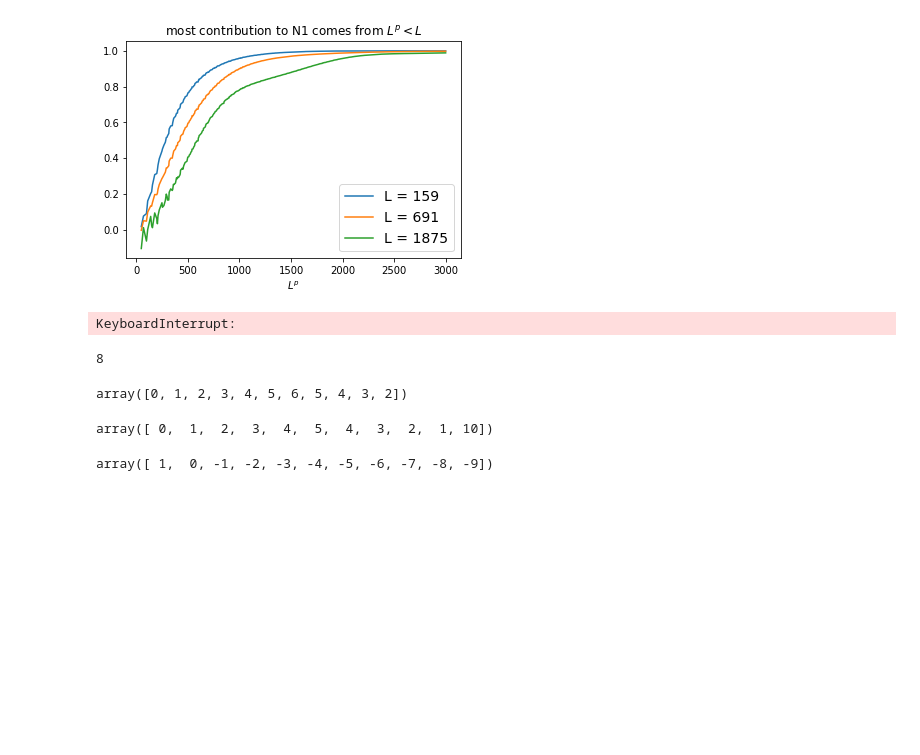
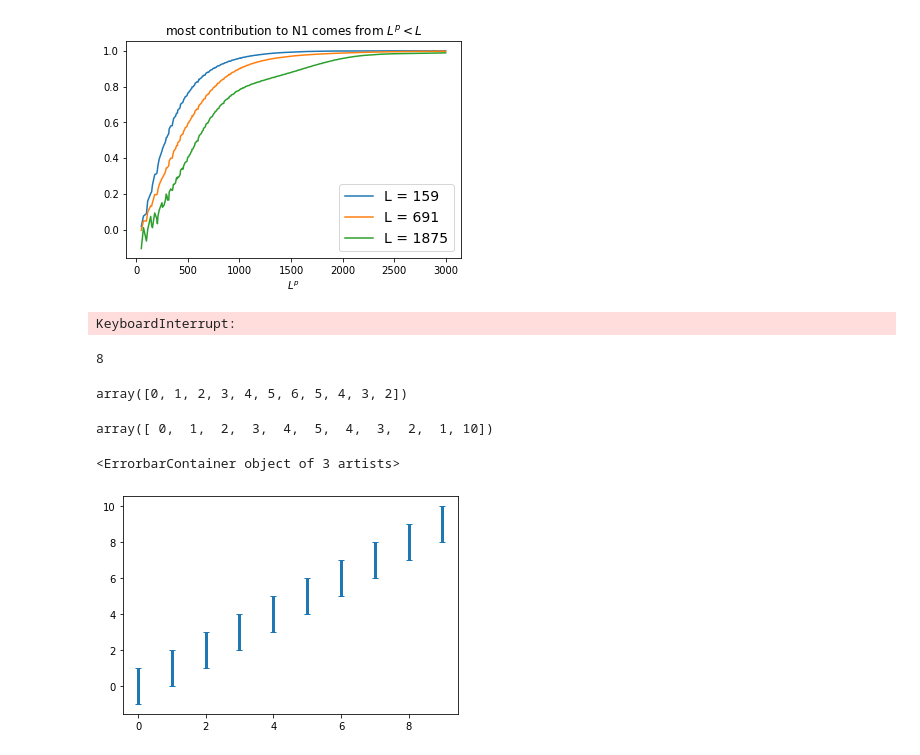
Before and after one commit to NextGenCMB/lensitbiases, a Jupyter notebook: demo_N1.ipynb, the cells around one changed output. Saved outputs shown, nothing was run; the diff lists cells and outputs as text; code cells hidden in the pictures; blank space fills up the shorter version.

```diff
--- a/demo_N1.ipynb
+++ b/demo_N1.ipynb
@@ -99,7 +99,10 @@ array([0, 1, 2, 3, 4, 5, 6, 5, 4, 3, 2])
  i - 2 * (i >= (N // 2)) * (i % (N // 2))
 # %% [output]
 array([ 0,  1,  2,  3,  4,  5,  4,  3,  2,  1, 10])
-# %%
-- N // 2 + 1 + (N // 2 + 1 - i)
-# %% [output]
-array([ 1,  0, -1, -2, -3, -4, -5, -6, -7, -8, -9])
+# %%
+import pylab as pl
+import numpy as np
+pl.errorbar(np.arange(10), np.arange(10), yerr=np.ones(10), fmt='o',markersize=2, elinewidth=3, capsize=3)
+# %% [output]
+<ErrorbarContainer object of 3 artists>
+[figure, added]
```
Also changed, not shown: 2 other files.
